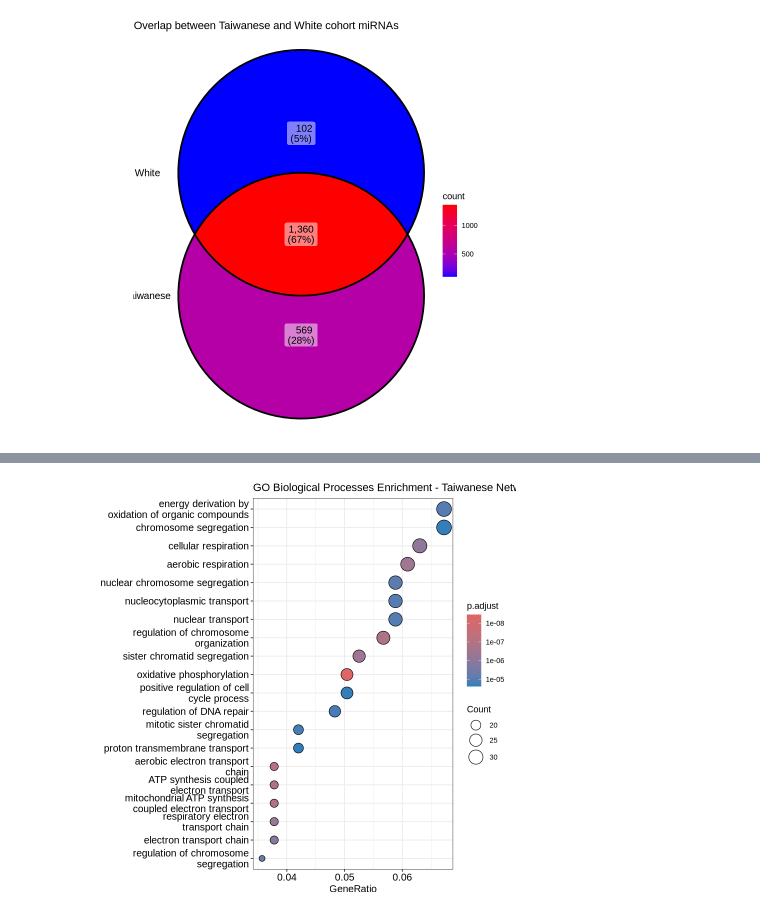
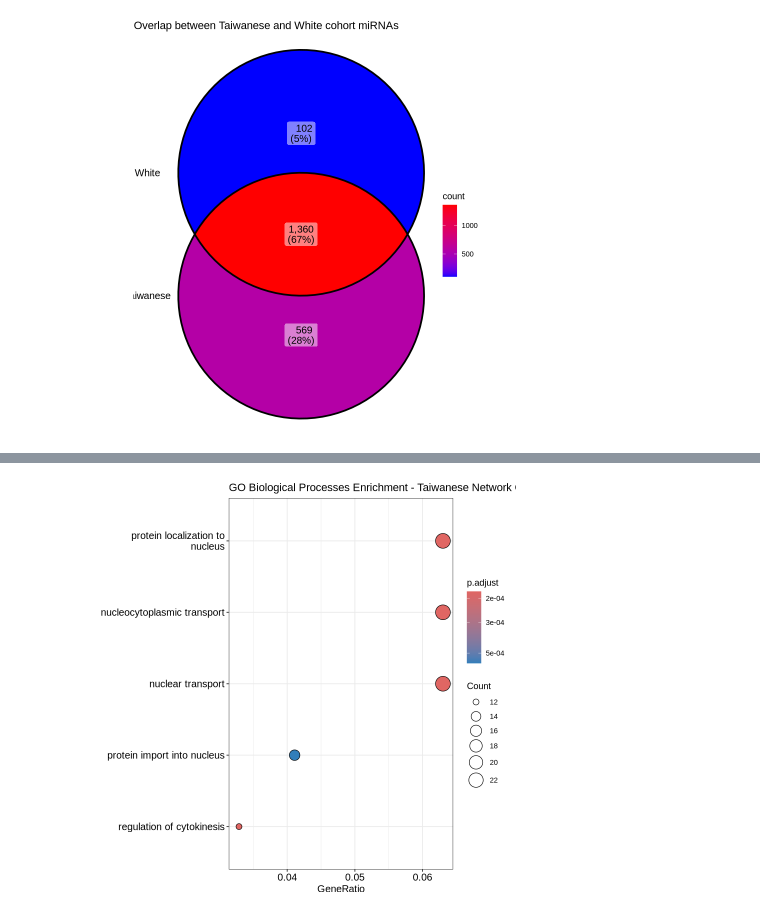
Before and after one commit to sbustamante21/crc_weighted_network, a Jupyter notebook: inter_global_comp.ipynb, the cells around one changed output, grey strips where cells are left out. Cells and saved outputs as stored; diff of their text form; code cells hidden in the pictures.

```diff
--- a/inter_global_comp.ipynb
+++ b/inter_global_comp.ipynb
@@ -290,9 +376,9 @@ ego_taiwan <- enrichGO(gene         = nodes_taiwan_unique,
                 readable      = TRUE)
 # %%
 # visualize the enrichment
-dotplot(ego_taiwan, showCategory=20) + ggtitle("GO Biological Processes Enrichment - Taiwanese Network Genes")
+dotplot(ego_taiwan, showCategory=5) + ggtitle("GO Biological Processes Enrichment - Taiwanese Network Genes")
 # %% [output]
-[figure, old version]
+[figure, new version]
 # %%
 # enrichment on the white nodes
 ego_white <- enrichGO(gene = nodes_white_unique,
```
Also changed, not shown: parts of 29 cells of this notebook, 5 other files.
